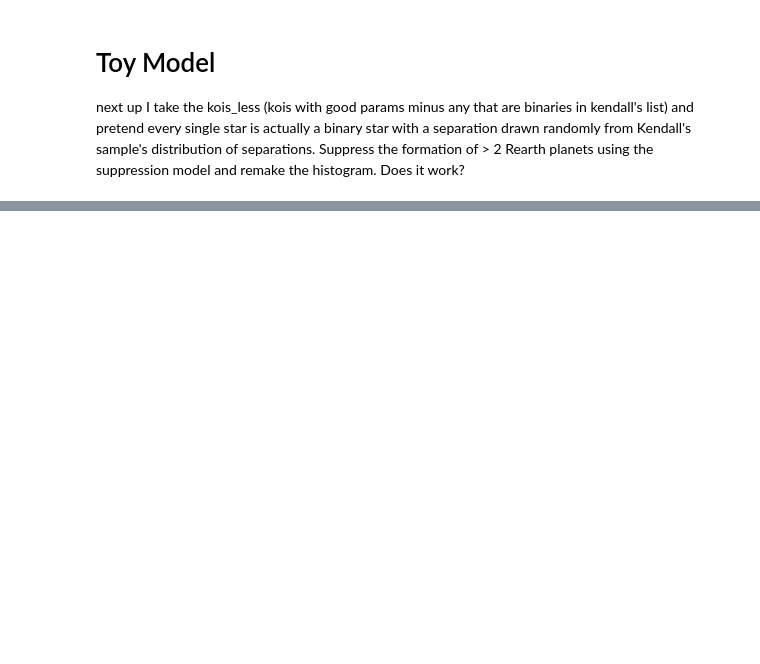
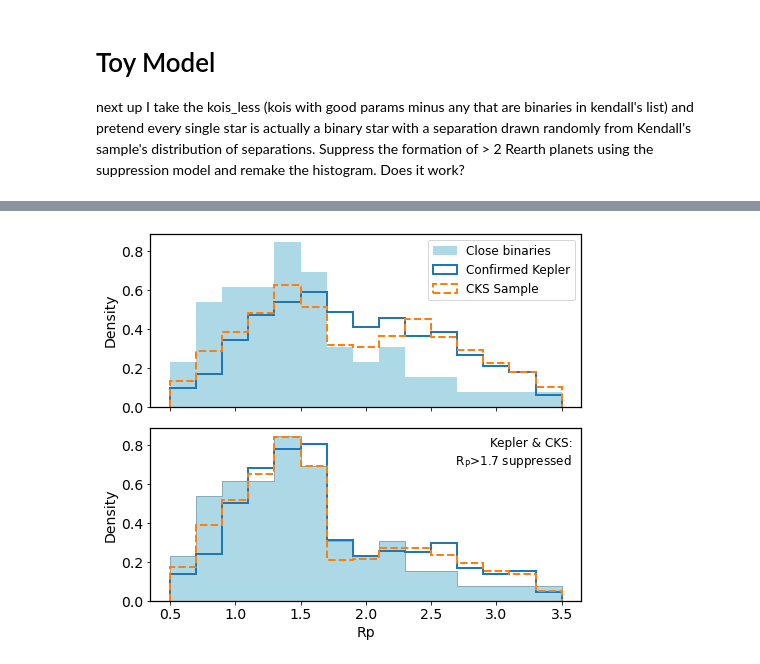
Before and after one commit to ernewton/HWO_calculations, a Jupyter notebook: Sullivan Toy Model -- Analysis.ipynb, the cells around one changed output, grey strips where cells are left out. Cells and saved outputs as stored; diff of their text form; code cells hidden in the pictures; blank space fills up the shorter version.

Commit message:
Made the plots
Minor changes the cleaning, lots of changes to analysis.

```diff
--- a/Sullivan Toy Model -- Analysis.ipynb
+++ b/Sullivan Toy Model -- Analysis.ipynb
@@ -36,0 +49,14 @@ kois_less = kois[ (~kois['kepoi_name'].isin(db['kepoi_name'])) &
+# %%
+period_limit = False
+
+if period_limit:
+
+    plim = (db['koi_period'] > 5) & (db['koi_period'] < 30)
+    kplim = (kois_less['koi_period'] > 5) & (kois_less['koi_period'] < 30)
+    cksplim = (cks['Per'] > 5) & (cks['Per'] < 30)
+
+else:
+
+    plim = np.ones(len(db), dtype=bool)
+    kplim = np.ones(len(kois_less), dtype=bool)
+    cksplim = np.ones(len(cks), dtype=bool)
@@ -74,0 +141,6 @@ plt.hist(random_separations[mask][planet_exists[mask]])
+# %%
+# Holder for the random separations for the STARS
+d = {'KOI': cks_good['KOI'].unique()}
+suppression_cat = pd.DataFrame(data=d)
+
+cks_prad_sim = planet_simulation(suppression_cat, cks_good, join_on='KOI', prad_col='Rp')
@@ -75,32 +154,64 @@ plt.hist(random_separations[mask][planet_exists[mask]])
 # %%
-fig, axes = plt.subplots(2, 1, figsize=(6,5), sharex=True, sharey=True)
 
 
+
+fig, axes = plt.subplots(2, 1, figsize=(7,6), sharex=True, sharey=True)
+histrange=[0.5,3.5]
+nbins=15
+
 # planets with good radii in binary systems with rho<100 au and planet period < 100 days
-axes[0].hist(db['Rppri'][good & close], range=[0.2,4], bins=20,
-         density=True, histtype='step',
+axes[0].hist(db['Rppri'][good & close & plim],
+             range=histrange, bins=nbins, density=True,
+         histtype='stepfilled', color='lightblue',
         label='Close binaries')
+axes[1].hist(db['Rppri'][good & close & plim],
+             range=histrange, bins=nbins, density=True,
+             histtype='stepfilled', color='lightblue' )
 
 # compared to the kois that are at least not definite binaries with good radii and per<100 days
-axes[0].hist(kois_less['koi_prad'][kgood], range=[0.2,4], bins=20,
-         density=True, histtype='step',
-        label='Single stars')
+axes[0].hist(kois_good['koi_prad'],
+             range=histrange, bins=nbins, density=True,
+             histtype='step', lw=2,
+        label='Confirmed Kepler')
+
+# compared to the cks
+axes[0].hist(cks_good['Rp'],
+             range=histrange, bins=nbins, density=True,
+             histtype='step',lw=2, linestyle='--',
+        label='CKS Sample')
 
 axes[0].set_ylabel('Density')
 axes[0].legend()
 
+if period_limit:
+    axes[0].text(0.1,0.95, '$5<P_P(d)<30$')
 
 # planets with good radii in binary systems with rho<100 au and planet period < 100 days
-axes[1].hist(db['Rppri'][good & close], range=[0.2,4], bins=20,
-         density=True, histtype='step',
-        label='Close binaries')
+axes[1].hist(db['Rppri'][good & close & plim],
+             range=histrange, bins=nbins, density=True,
+             histtype='stepfilled', color='lightblue' )
+axes[1].hist(db['Rppri'][good & close & plim],
+             range=histrange, bins=nbins, density=True,
+             histtype='step', color='#8aacb8')
+
 
 # compared to the kois that exist in simulation still
-axes[1].hist(kois_less['koi_prad'][kgood & planet_exists], range=[0.2,4], bins=20,
-         density=True, histtype='step',
-        label='Suppressed')
+axes[1].hist(koi_prad_sim,
+             range=histrange, bins=nbins, density=True,
+             histtype='step', lw=2)
 
-plt.legend()
+axes[1].hist(cks_prad_sim,
+             range=histrange, bins=nbins, density=True,
+             histtype='step', lw=2, linestyle='--')
+
+axes[1].text(0.98, 0.95, 'Kepler & CKS:\n $R_P$>1.7 suppressed ',
+     horizontalalignment='right',
+     verticalalignment='top',
+     transform = axes[1].transAxes)
+
 plt.xlabel('Rp')
 plt.ylabel('Density')
-plt.show()
+plt.tight_layout()
+plt.savefig('suppression_sim.pdf')
+# %% [output]
+[figure, added]
```
Also changed, not shown: parts of 18 cells of this notebook, 3 other files.
